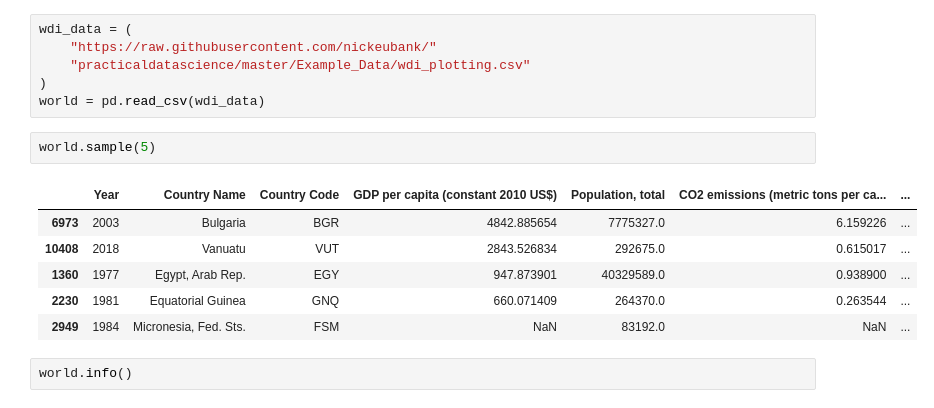
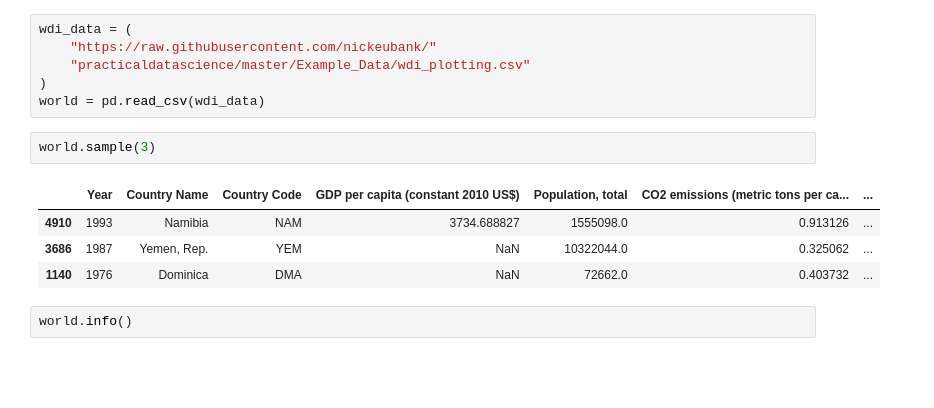
Before and after one commit to BarbaraPFloresRios/IDS720_PracticalDataScience, a Jupyter notebook: 20231019_ExercisePlottingPart1/Exercise_plotting_part1.ipynb, the cells around one changed output. Cells and saved outputs as stored; diff of their text form; blank space fills up the shorter version.

```diff
--- a/20231019_ExercisePlottingPart1/Exercise_plotting_part1.ipynb
+++ b/20231019_ExercisePlottingPart1/Exercise_plotting_part1.ipynb
@@ -148,14 +148,12 @@ wdi_data = (
 )
 world = pd.read_csv(wdi_data)
 # %%
-world.sample(5)
+world.sample(3)
 # %% [output]
 |  | Year | Country Name | Country Code | GDP per capita (constant 2010 US$) | Population, total | CO2 emissions (metric tons per ca... | ... |
-| 6973 | 2003 | Bulgaria | BGR | 4842.885654 | 7775327.0 | 6.159226 | ... |
-| 10408 | 2018 | Vanuatu | VUT | 2843.526834 | 292675.0 | 0.615017 | ... |
-| 1360 | 1977 | Egypt, Arab Rep. | EGY | 947.873901 | 40329589.0 | 0.938900 | ... |
-| 2230 | 1981 | Equatorial Guinea | GNQ | 660.071409 | 264370.0 | 0.263544 | ... |
-| 2949 | 1984 | Micronesia, Fed. Sts. | FSM | NaN | 83192.0 | NaN | ... |
+| 4910 | 1993 | Namibia | NAM | 3734.688827 | 1555098.0 | 0.913126 | ... |
+| 3686 | 1987 | Yemen, Rep. | YEM | NaN | 10322044.0 | 0.325062 | ... |
+| 1140 | 1976 | Dominica | DMA | NaN | 72662.0 | 0.403732 | ... |
 # %%
 world.info()
 # %% [output]
```
Also changed, not shown: parts of 6 cells of this notebook.
